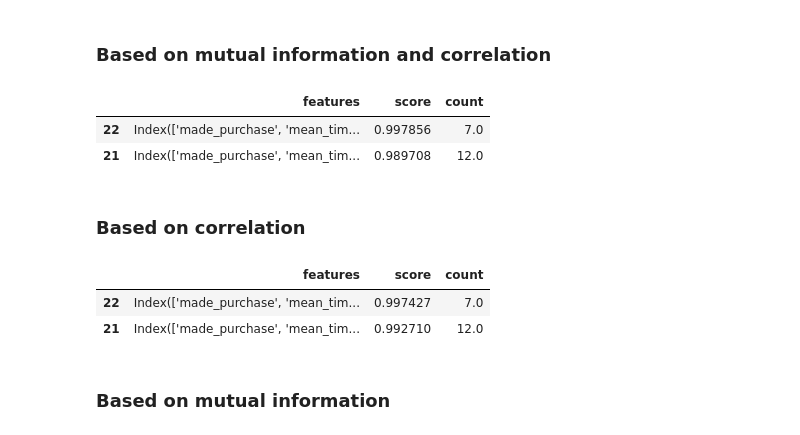
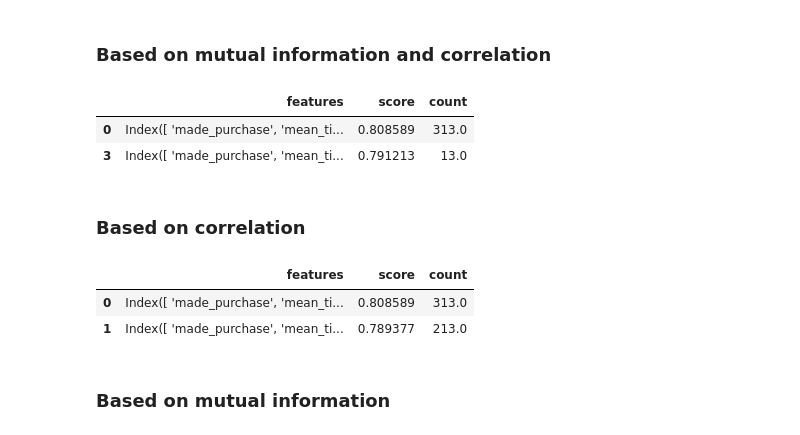
Before and after one commit to matkob/eshoppping, a Jupyter notebook: model_b.ipynb, the cells around one changed output. Drawn from its saved outputs; the diff is of its cells as text; code cells hidden in the pictures.

```diff
--- a/model_b.ipynb
+++ b/model_b.ipynb
@@ -154,5 +175,5 @@ Normalization helped with our classification problem and now the final score is
 # %%
-preprocessing = [encode_multi_hot, normalize_numeric]
+preprocessing = [encode_multi_hot, one_hot_user, normalize_numeric]
 # %% [markdown]
 # Feature selection
 # %% [markdown]
@@ -164,3 +188,9 @@ for func in preprocessing:
+# %%
+train, test = train_test_split(features, test_size=0.3)
+for func in preprocessing:
+    train = func(train)
+    test = func(test)
+test = test.assign(**{str(c): False for c in list(train.columns) if c not in set(test.columns)})
 # %% [markdown]
 ## Correlation
 # %%
@@ -176,7 +206,7 @@ This plot shows us that there are features that are not really helpful with our
 # %%
 columns = preprocessed.columns.to_series()
 mutual_info = columns.apply(lambda c: metrics.mutual_info_score(preprocessed[c], preprocessed.made_purchase))
-corr = features.corr().made_purchase
+corr = preprocessed.corr().made_purchase
 information = pd.DataFrame(data={'mi': mutual_info, 'co': corr.abs(), 'both': mutual_info * corr.abs()})
 information.sort_values(by='both', ascending=False)
 # %% [output]
@@ -203,30 +230,34 @@ def take_n_best(df, n):
 # %%
-def test_features(df: pd.DataFrame, indicator: pd.Series):
+def test_features(indicator: pd.Series):
     results = pd.DataFrame(columns=['features', 'score'])
-    for f in range(len(df.columns), 2, -5):
+    for f in range(len(indicator), 2, -100):
         best = indicator.nlargest(f).index
-        take_n_best = lambda df: df[best]
-        score = train_and_test(features.reset_index(drop=True), preprocessing + [take_n_best], runs=1, silent=True)
+        clf = svm.SVC()
+        y_col = 'made_purchase'
+        x_cols = [c for c in train.drop(y_col, axis=1).columns if c in best]
+        clf.fit(train[x_cols], train[y_col])
+        correct = test[y_col] == clf.predict(test[x_cols])
+        score = correct.sum() / len(correct)
         results = results.append({'count': int(f-1), 'score': score, 'features': best}, ignore_index=True)
     return results
 # %% [markdown]
 ### Based on mutual information and correlation
 # %%
-results_both = test_features(preprocessed, information.both)
+results_both = test_features(information.both)
 results_both.sort_values(by='score', ascending=False).head(2)
 # %% [output]
 |  | features | score | count |
-| 22 | Index(['made_purchase', 'mean_tim... | 0.997856 | 7.0 |
-| 21 | Index(['made_purchase', 'mean_tim... | 0.989708 | 12.0 |
+| 0 | Index([ 'made_purchase', 'mean_ti... | 0.808589 | 313.0 |
+| 3 | Index([ 'made_purchase', 'mean_ti... | 0.791213 | 13.0 |
 # %% [markdown]
 ### Based on correlation
 # %%
-results_co = test_features(preprocessed, information.co)
+results_co = test_features(information.co)
 results_co.sort_values(by='score', ascending=False).head(2)
 # %% [output]
 |  | features | score | count |
-| 22 | Index(['made_purchase', 'mean_tim... | 0.997427 | 7.0 |
-| 21 | Index(['made_purchase', 'mean_tim... | 0.992710 | 12.0 |
+| 0 | Index([ 'made_purchase', 'mean_ti... | 0.808589 | 313.0 |
+| 1 | Index([ 'made_purchase', 'mean_ti... | 0.789377 | 213.0 |
 # %% [markdown]
 ### Based on mutual information
 # %%
```
Also changed, not shown: parts of 32 cells of this notebook, 7 other files.
